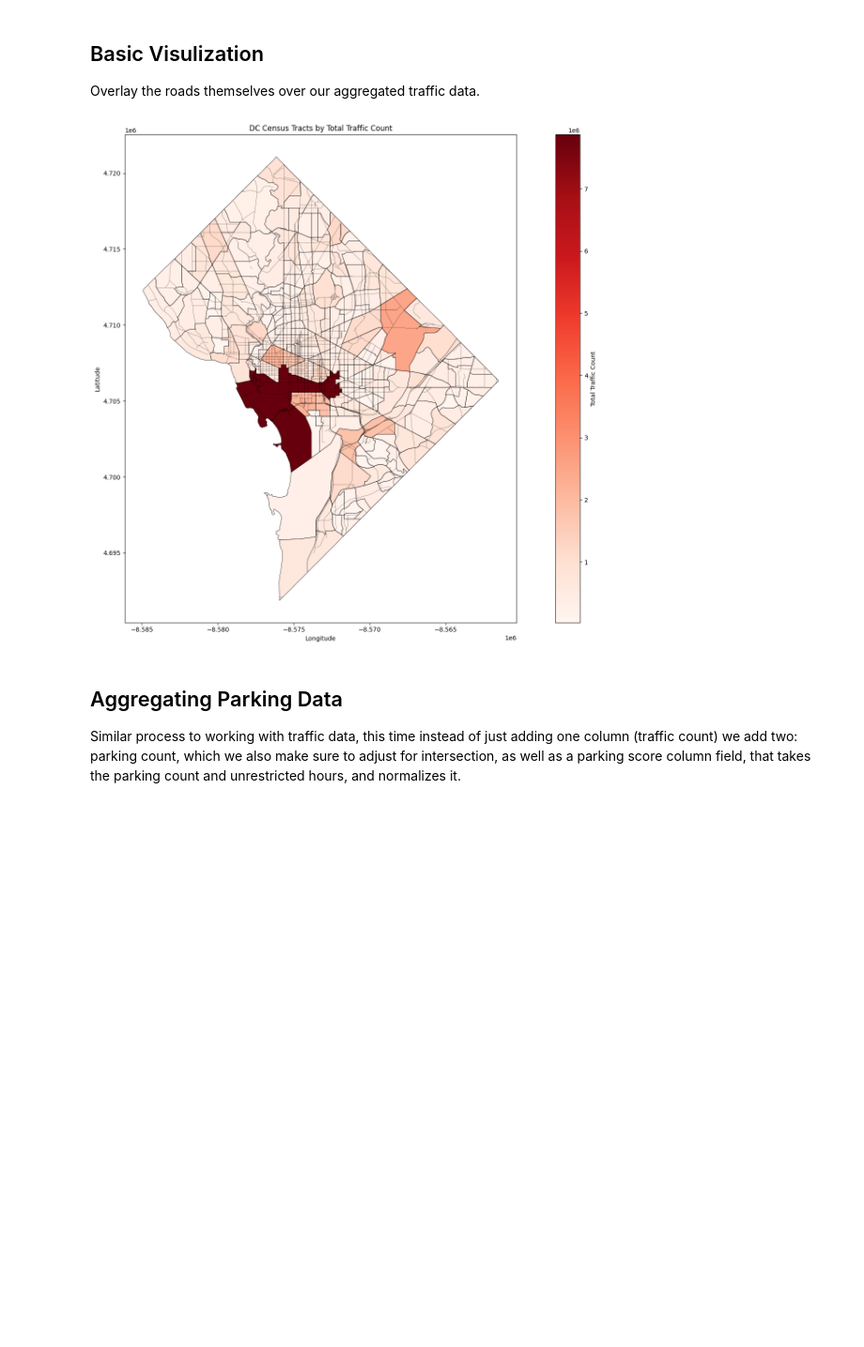
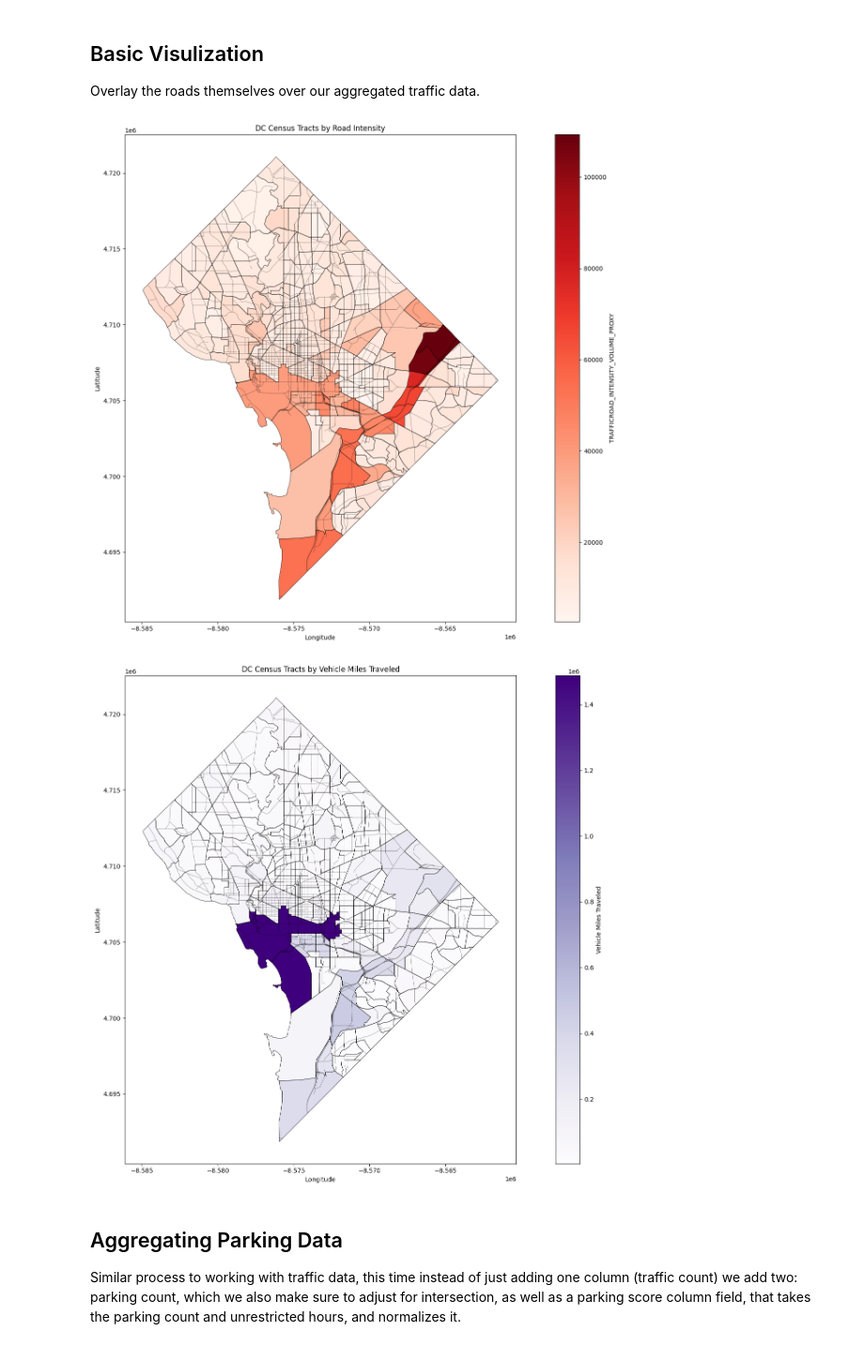
Before and after one commit to matthewosmesfin/DC_Transport, a Jupyter notebook: notebooks/aggregation.ipynb, the cells around one changed output. Shown at 94% size. Saved outputs shown, nothing was run; the diff lists cells and outputs as text; code cells hidden in the pictures; blank space fills up the shorter version.

```diff
--- a/notebooks/aggregation.ipynb
+++ b/notebooks/aggregation.ipynb
@@ -43,3 +47,7 @@ census_tracts = census_tracts.rename(columns={"P0010001": "POPULATION"})
+# %%
+## Use geometry and population data to calculate population density for each census tract
+census_tracts["AREA_SQKM"] = census_tracts.geometry.to_crs(epsg=3857).area / 10**6  # Convert area to square kilometers
+census_tracts["POPULATION_DENSITY"] = census_tracts["POPULATION"] / census_tracts["AREA_SQKM"]
 # %% [markdown]
 ## Basic (prelimenary) Visualization
 # %%
@@ -205,22 +317,38 @@ max    1.000000e+00
 
 Overlay the roads themselves over our aggregated traffic data.
 # %%
-##plot traffic counts by tract, shading darker for higher traffic counts, and also plot the roads themselves from the traffic dataset, and also plot the roads themselves
+# Plot road intensity (traffic volume proxy)
 fig, ax = plt.subplots(figsize=(18, 12))
-census_tracts_x.plot(column='TOTAL_TRAFFIC_COUNT', ax=ax, legend=True,
+census_tracts_x.plot(column='ROAD_INTENSITY', ax=ax, legend=True,
                    cmap='Reds', edgecolor='black', linewidth=0.5,
-                   legend_kwds={'label': 'Total Traffic Count', 'orientation': 'vertical'})
+                   legend_kwds={'label': 'TRAFFICROAD_INTENSITY_VOLUME_PROXY', 'orientation': 'vertical'})
 
 # Overlay roads from the traffic dataset
 traffic_x.plot(ax=ax, color='black', linewidth=0.4, alpha=0.6)
 
 ax.set_xlabel('Longitude')
 ax.set_ylabel('Latitude')
-ax.set_title('DC Census Tracts by Total Traffic Count')
+ax.set_title('DC Census Tracts by Road Intensity')
 plt.tight_layout()
 plt.show()
+
+# Plot vehicle miles traveled
+fig, ax = plt.subplots(figsize=(18, 12))
+census_tracts_x.plot(column='VEHICLE_MILES_TRAVELED', ax=ax, legend=True,
+                   cmap='Purples', edgecolor='black', linewidth=0.5,
+                   legend_kwds={'label': 'Vehicle Miles Traveled', 'orientation': 'vertical'})
+
+# Overlay roads from the traffic dataset
+traffic_x.plot(ax=ax, color='black', linewidth=0.4, alpha=0.6)
+
+ax.set_xlabel('Longitude')
+ax.set_ylabel('Latitude')
+ax.set_title('DC Census Tracts by Vehicle Miles Traveled')
+plt.tight_layout()
+plt.show()
 # %% [output]
-[figure, old version]
+[figure, new version]
+[figure, added]
 # %% [markdown]
 ## Aggregating Parking Data
 
```
Also changed, not shown: parts of 12 cells of this notebook, 7 other files.
